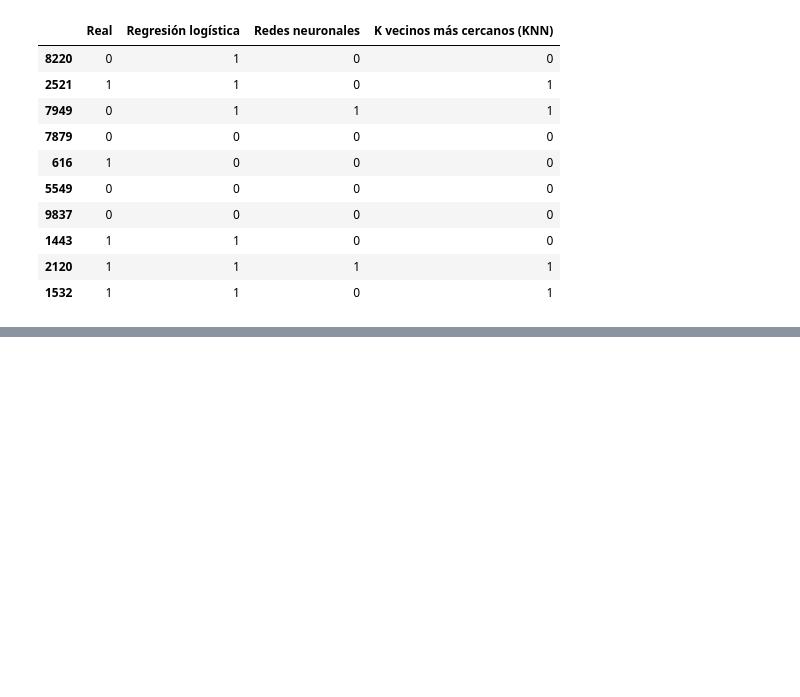
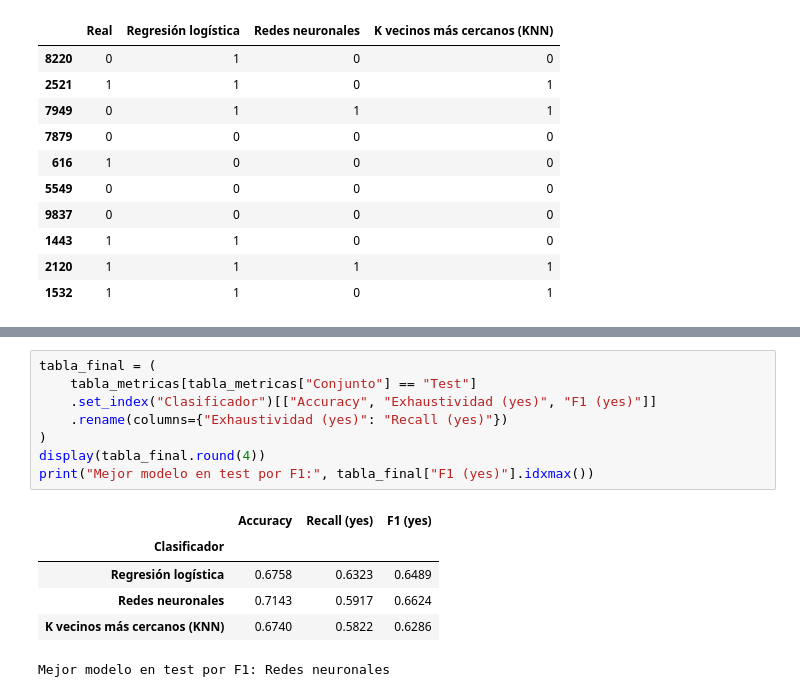
Before and after one commit to alex72hD/ComparacionDeClasificadores, a Jupyter notebook: notebooks/Clasificadores.ipynb, the cells around one changed output, grey strips where cells are left out. Drawn from its saved outputs; the diff is of its cells as text; blank space fills up the shorter version.

```diff
--- a/notebooks/Clasificadores.ipynb
+++ b/notebooks/Clasificadores.ipynb
@@ -432,0 +494,15 @@ Predicciones de prueba (primeras 10 filas):
+# %%
+tabla_final = (
+    tabla_metricas[tabla_metricas["Conjunto"] == "Test"]
+    .set_index("Clasificador")[["Accuracy", "Exhaustividad (yes)", "F1 (yes)"]]
+    .rename(columns={"Exhaustividad (yes)": "Recall (yes)"})
+)
+display(tabla_final.round(4))
+print("Mejor modelo en test por F1:", tabla_final["F1 (yes)"].idxmax())
+# %% [output]
+|  | Accuracy | Recall (yes) | F1 (yes) |
+| Clasificador |  |  |  |
+| Regresión logística | 0.6758 | 0.6323 | 0.6489 |
+| Redes neuronales | 0.7143 | 0.5917 | 0.6624 |
+| K vecinos más cercanos (KNN) | 0.6740 | 0.5822 | 0.6286 |
+Mejor modelo en test por F1: Redes neuronales
```
Also changed, not shown: parts of 6 cells of this notebook.
